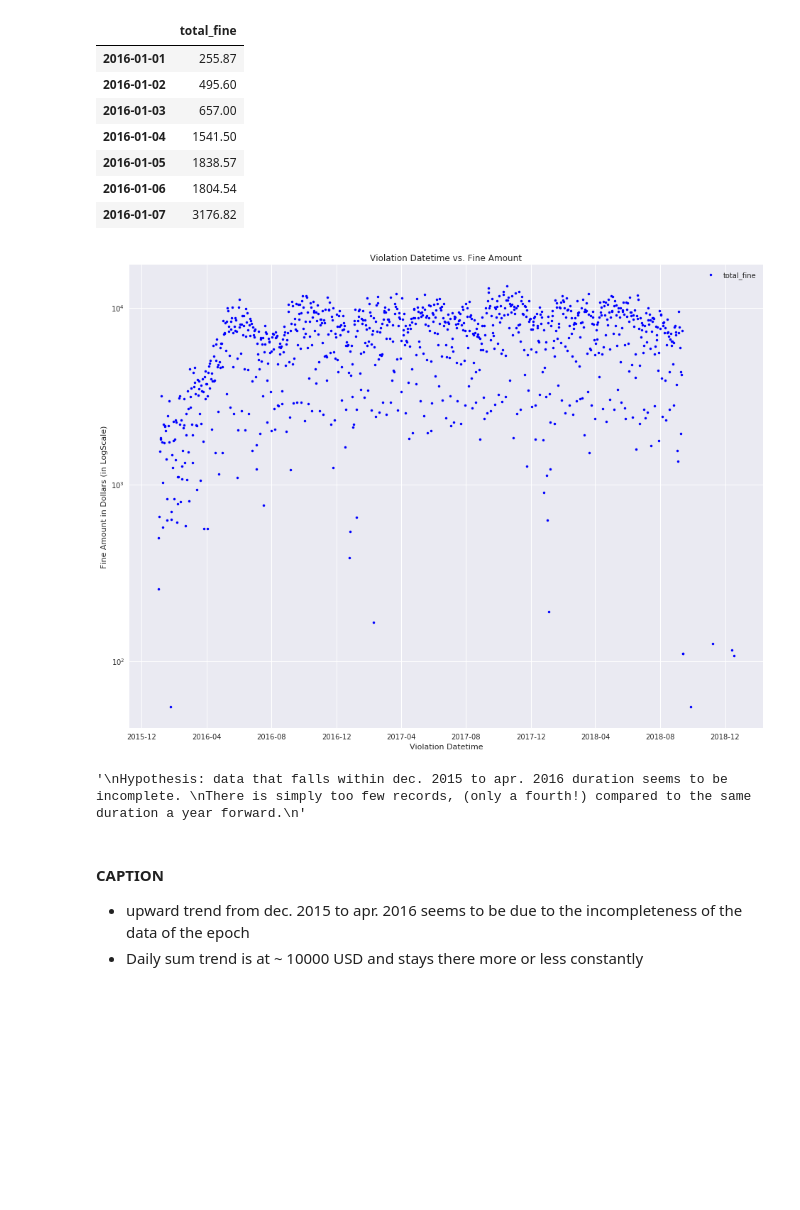
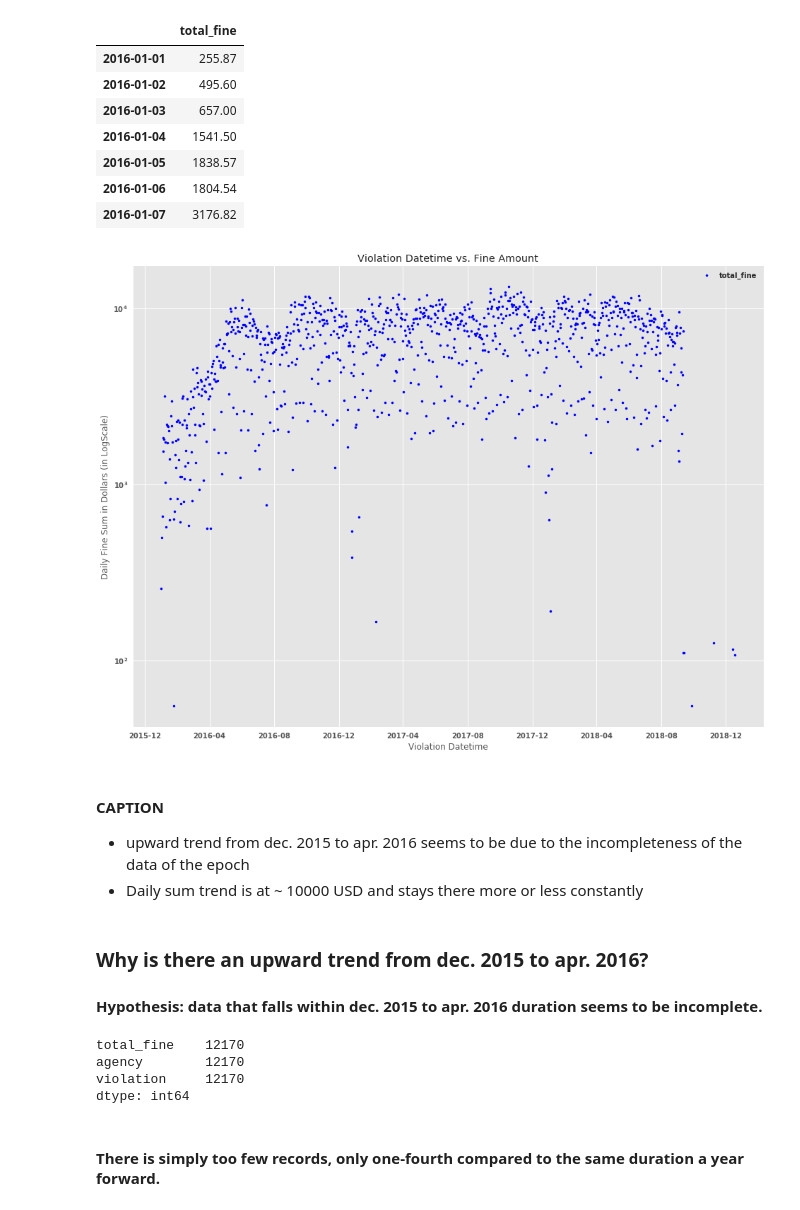
Before and after one commit to sunghoonyang/gallery-in-jupyter, a Jupyter notebook: fall18/principles_of_urban_informatics/hw3/HW3_shy256.ipynb, the cells around one changed output. Drawn from its saved outputs; the diff is of its cells as text; code cells hidden in the pictures; blank space fills up the shorter version.

```diff
--- a/fall18/principles_of_urban_informatics/hw3/HW3_shy256.ipynb
+++ b/fall18/principles_of_urban_informatics/hw3/HW3_shy256.ipynb
@@ -112,4 +140,5 @@ tmp_df = tmp_df[tmp_df.total_fine > 0]
 # %%
+plt.style.use('ggplot')
 fig = plt.figure(figsize=(16,12))
 kw = dict(
     xlabel='Violation Time of the Day in Minutes'
@@ -250,0 +284,30 @@ plt.close()
+# %%
+"""
+you may notice that below is the copy-paste of above code...
+"""
+from datetime import datetime
+# filter out rows whose Violation Time or Issue Date is NaN
+tmp_df = __RAW_DF__[(~__RAW_DF__['Violation Time'].isnull()) & (~__RAW_DF__['Issue Date'].isnull())]
+tmp_df['violation_dt'] = tmp_df.apply(get_time_in_mins, axis=1)
+tmp_df = tmp_df[~tmp_df.violation_dt.isnull()]
+tmp_df['total_fine'] = tmp_df['Payment Amount'] + tmp_df['Amount Due']
+# Again, let us remove the records whose total fine amounts to zero
+tmp_df = tmp_df[tmp_df.total_fine > 0]
+# just looking at 2016~2018
+tmp_df = tmp_df[('2015-12-31 23:59:59' < tmp_df.violation_dt) & (tmp_df.violation_dt < '2018-12-31 23:59:59')]
+tmp_df['agency'] = tmp_df['Issuing Agency']
+tmp_df['violation'] = tmp_df['Violation']
+"""
+drop columns that we won't look at
+"""
+del_cols = ['Plate', 'State', 'License Type', 'Summons Number', 'Issue Date',
+'Violation Time', 'Violation', 'Judgment Entry Date', 'Fine Amount',
+'Penalty Amount', 'Interest Amount', 'Reduction Amount',
+'Payment Amount', 'Amount Due', 'Precinct', 'County', 'Issuing Agency',
+'Violation Status', 'Summons Image']
+tmp_df.drop(inplace=True, axis=1, labels=del_cols)
+
+"""
+Display the reducted dataframe. This table must be rendered.
+"""
+tmp_df.head(7)
@@ -266,39 +414,39 @@ daily_sum.head(7)
 # %%
 fig = plt.figure(figsize=(16,12))
 kw = dict(
     xlabel='Violation Datetime'
-    , ylabel = 'Fine Amount in Dollars (in LogScale)'
+    , ylabel = 'Daily Fine Sum in Dollars (in LogScale)'
     , yscale='log'
     , title = 'Violation Datetime vs. Fine Amount'
 )
 ax = plt.gca(**kw)
 ax.plot(daily_sum.index, daily_sum.total_fine, '.', c='blue', markeredgecolor='none')
-# ax.plot([datetime.strptime('2015-01-01 00:00:00', '%Y-%m-%d %H:%M:%S'), datetime.strptime('2018-12-31 23:59:59', '%Y-%m-%d %H:%M:%S')], [175, 175], 'r--')
 ax.legend()
 plt.show()
 # %% [output]
-[figure, old version]
+[figure, new version]
-# %%
-"""
-Why is there an upward trend from dec. 2015 to apr. 2016?
-"""
-tmp_df[
-    (tmp_df.index > datetime.strptime('2015-12-01 00:00:00', '%Y-%m-%d %H:%M:%S')) &
-    (tmp_df.index < datetime.strptime('2016-05-01 00:00:00', '%Y-%m-%d %H:%M:%S'))
-      ].count() # 2972
-tmp_df[
-    (tmp_df.index > datetime.strptime('2016-12-01 00:00:00', '%Y-%m-%d %H:%M:%S')) &
-    (tmp_df.index < datetime.strptime('2017-05-01 00:00:00', '%Y-%m-%d %H:%M:%S'))
-      ].count() # 12170
-"""
-Hypothesis: data that falls within dec. 2015 to apr. 2016 duration seems to be incomplete.
-There is simply too few records, only one-fourth compared to the same duration a year forward.
-"""
-# %% [output]
-'\nHypothesis: data that falls within dec. 2015 to apr. 2016 duration seems to be incomplete. \nThere is simply too few records, (only a fourth!) compared to the same duration a year forward.\n'
 # %% [markdown]
 #### CAPTION
 * upward trend from dec. 2015 to apr. 2016 seems to be due to the incompleteness of the data of the epoch
 * Daily sum trend is at ~ 10000 USD and stays there more or less constantly
+# %% [markdown]
+### Why is there an upward trend from dec. 2015 to apr. 2016?
+#### Hypothesis: data that falls within dec. 2015 to apr. 2016 duration seems to be incomplete.
+# %%
+tmp_df[
+    (tmp_df.index > datetime.strptime('2015-12-01 00:00:00', '%Y-%m-%d %H:%M:%S')) &
+    (tmp_df.index < datetime.strptime('2016-05-01 00:00:00', '%Y-%m-%d %H:%M:%S'))
+      ].count() # 2972
+tmp_df[
+    (tmp_df.index > datetime.strptime('2016-12-01 00:00:00', '%Y-%m-%d %H:%M:%S')) &
+    (tmp_df.index < datetime.strptime('2017-05-01 00:00:00', '%Y-%m-%d %H:%M:%S'))
+      ].count() # 12170
+# %% [output]
+total_fine    12170
+agency        12170
+violation     12170
+dtype: int64
+# %% [markdown]
+#### There is simply too few records, only one-fourth compared to the same duration a year forward.
 # %%
 ## end of NoteBook
```
Also changed, not shown: parts of 25 cells of this notebook, 1 other file.
